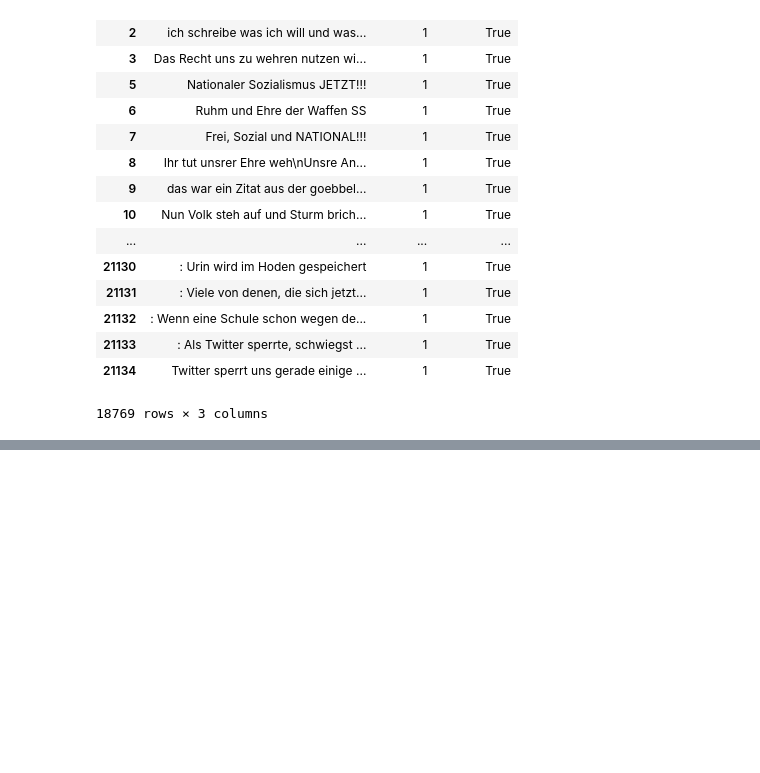
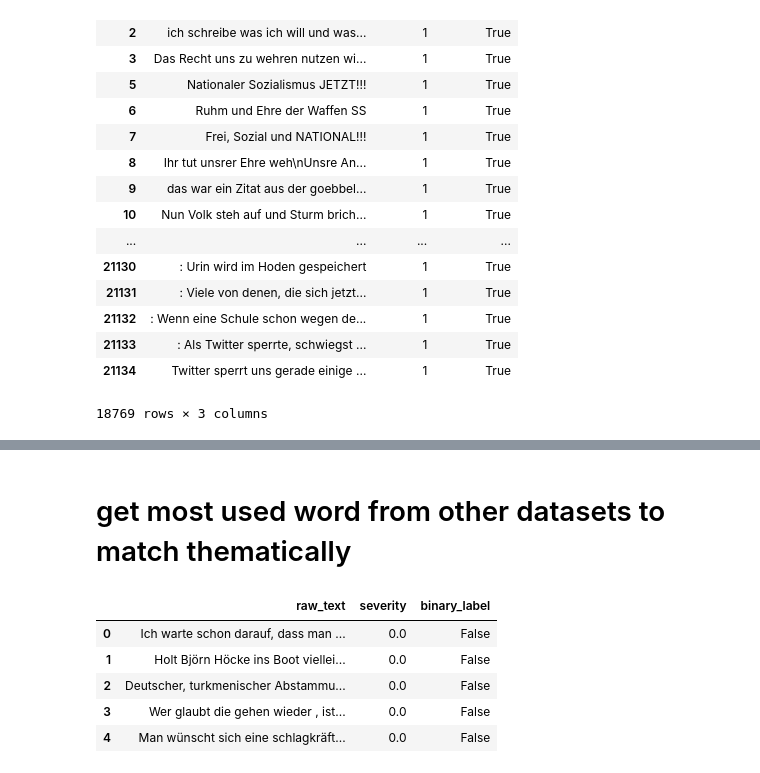
Before and after one commit to pscllbssr/hatespeech-ml, a Jupyter notebook: 1_Data_Cleaning/Polly_corpus/cleanup.ipynb, the cells around one changed output, grey strips where cells are left out. Drawn from its saved outputs; the diff is of its cells as text; code cells hidden in the pictures; blank space fills up the shorter version.

Commit message:
extract subset from big polly corpus based on most used words in other datasets

```diff
--- a/1_Data_Cleaning/Polly_corpus/cleanup.ipynb
+++ b/1_Data_Cleaning/Polly_corpus/cleanup.ipynb
@@ -134,0 +178,12 @@ df.to_excel('../../2_Feature_Engineering/data/polly_hatespeech.xlsx', index=Fals
+# %% [markdown]
+# get most used word from other datasets to match thematically
+# %%
+df_2 = pd.read_csv('../../2_Feature_Engineering/export/randomized_balanced_dataset.csv')
+df_2.head()
+# %% [output]
+|  | raw_text | severity | binary_label |
+| 0 | Ich warte schon darauf, dass man ... | 0.0 | False |
+| 1 | Holt Björn Höcke ins Boot viellei... | 0.0 | False |
+| 2 | Deutscher, turkmenischer Abstammu... | 0.0 | False |
+| 3 | Wer glaubt die gehen wieder , ist... | 0.0 | False |
+| 4 | Man wünscht sich eine schlagkräft... | 0.0 | False |
```
Also changed, not shown: parts of 11 cells of this notebook.
